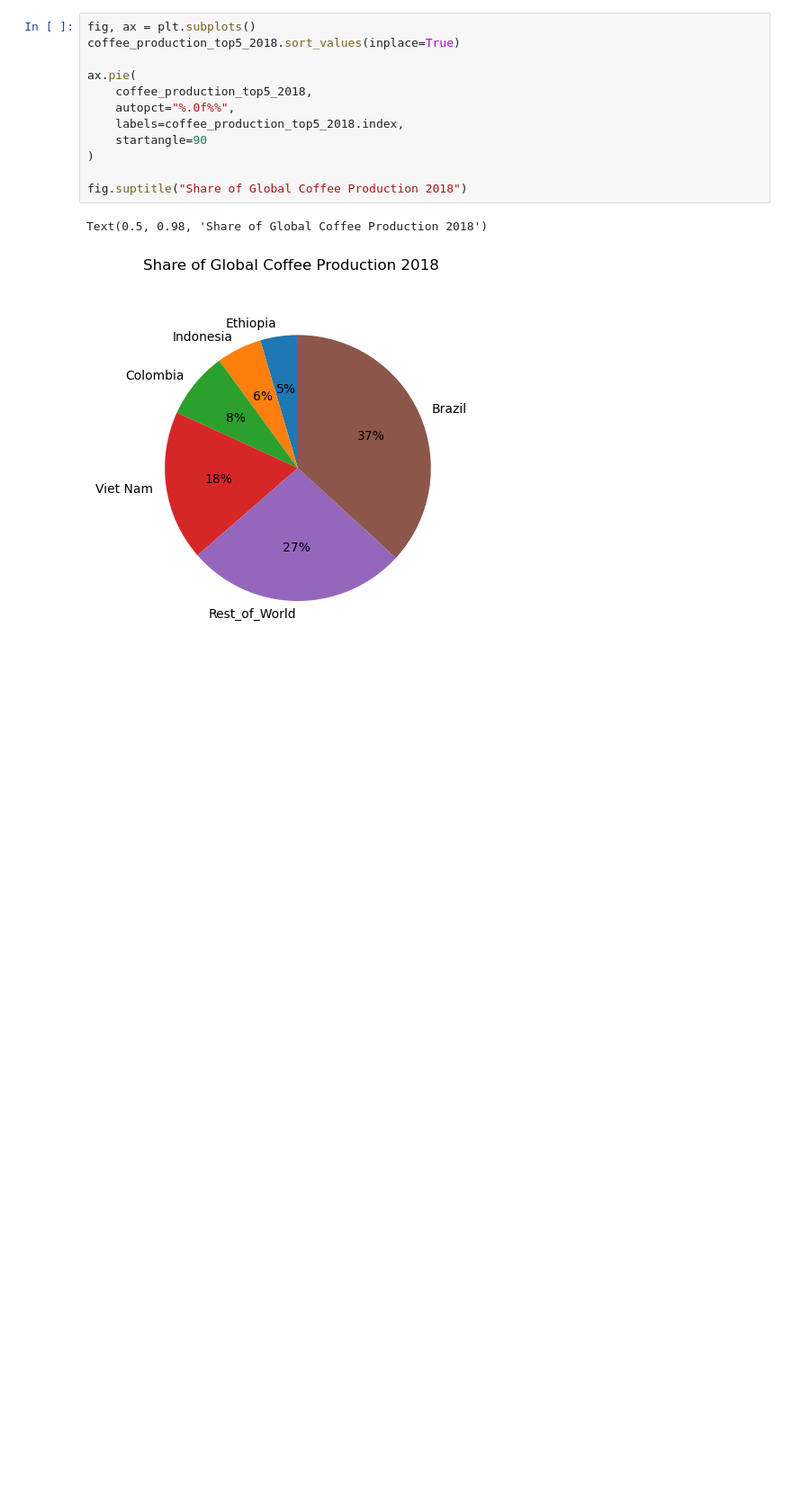
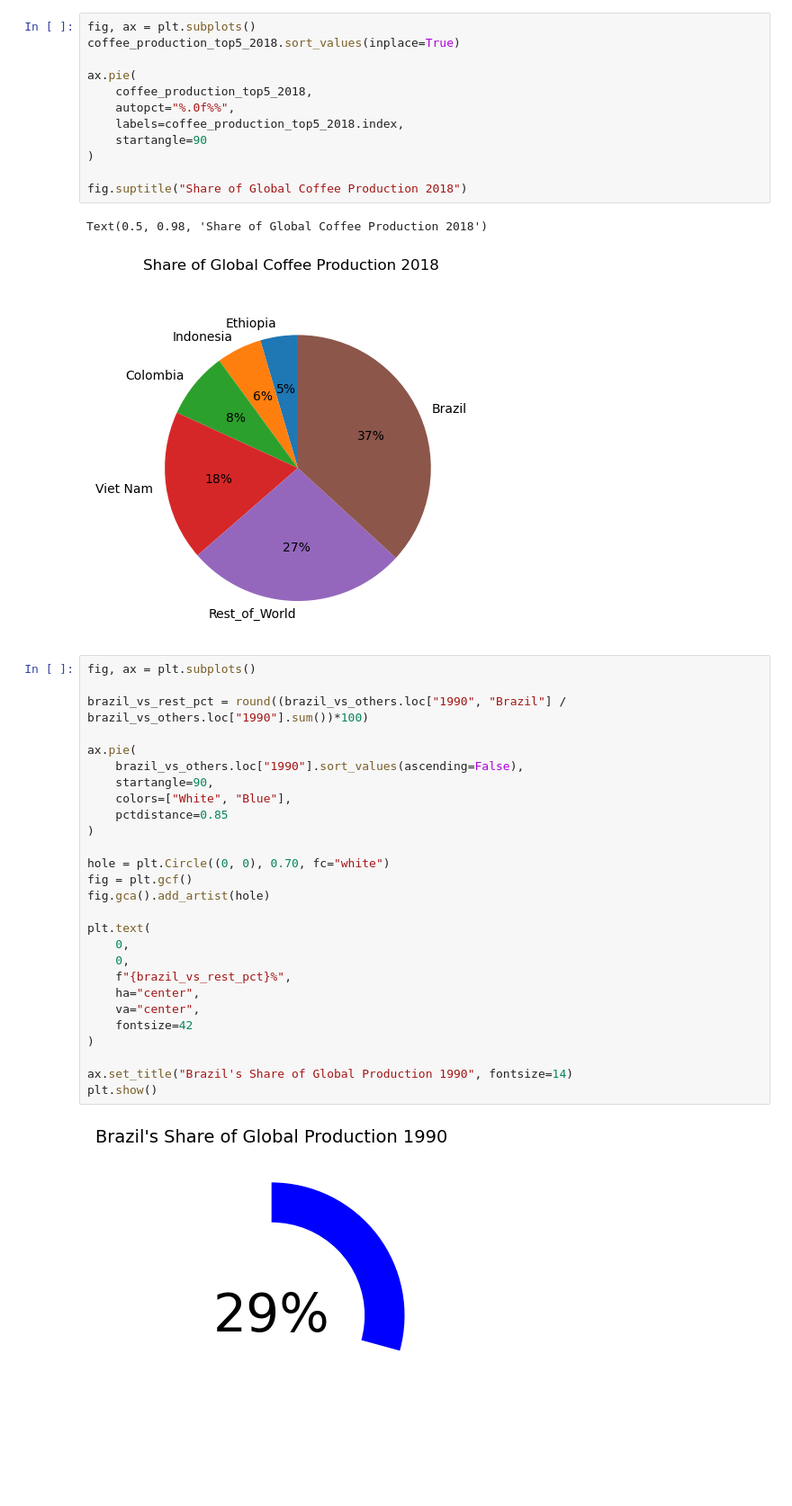
Before and after one commit to MeetPatel89/global_coffee_market, a Jupyter notebook: notebook.ipynb, the cells around one changed output. Shown at 90% size. Cells and saved outputs as stored; diff of their text form; blank space fills up the shorter version.

Commit message:
visualize Brazil's production ratio with global produciton for 1990 on a donut progress chart

```diff
--- a/notebook.ipynb
+++ b/notebook.ipynb
@@ -269,3 +269,32 @@ fig.suptitle("Share of Global Coffee Production 2018")
 # %% [output]
 Text(0.5, 0.98, 'Share of Global Coffee Production 2018')
 [figure]
+# %%
+fig, ax = plt.subplots()
+
+brazil_vs_rest_pct = round((brazil_vs_others.loc["1990", "Brazil"] / brazil_vs_others.loc["1990"].sum())*100)
+
+ax.pie(
+    brazil_vs_others.loc["1990"].sort_values(ascending=False),
+    startangle=90,
+    colors=["White", "Blue"],
+    pctdistance=0.85
+)
+
+hole = plt.Circle((0, 0), 0.70, fc="white")
+fig = plt.gcf()
+fig.gca().add_artist(hole)
+
+plt.text(
+    0,
+    0,
+    f"{brazil_vs_rest_pct}%",
+    ha="center",
+    va="center",
+    fontsize=42
+)
+
+ax.set_title("Brazil's Share of Global Production 1990", fontsize=14)
+plt.show()
+# %% [output]
+[figure, added]
```
